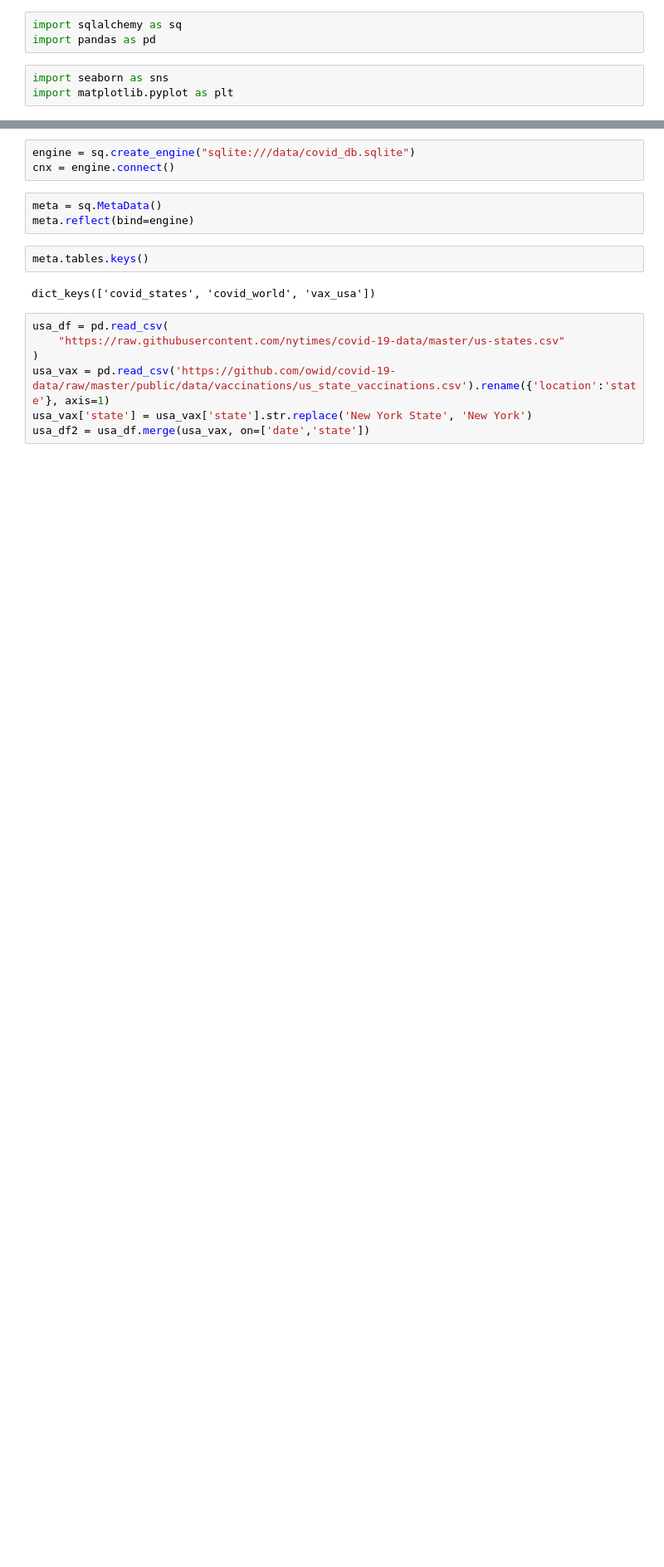
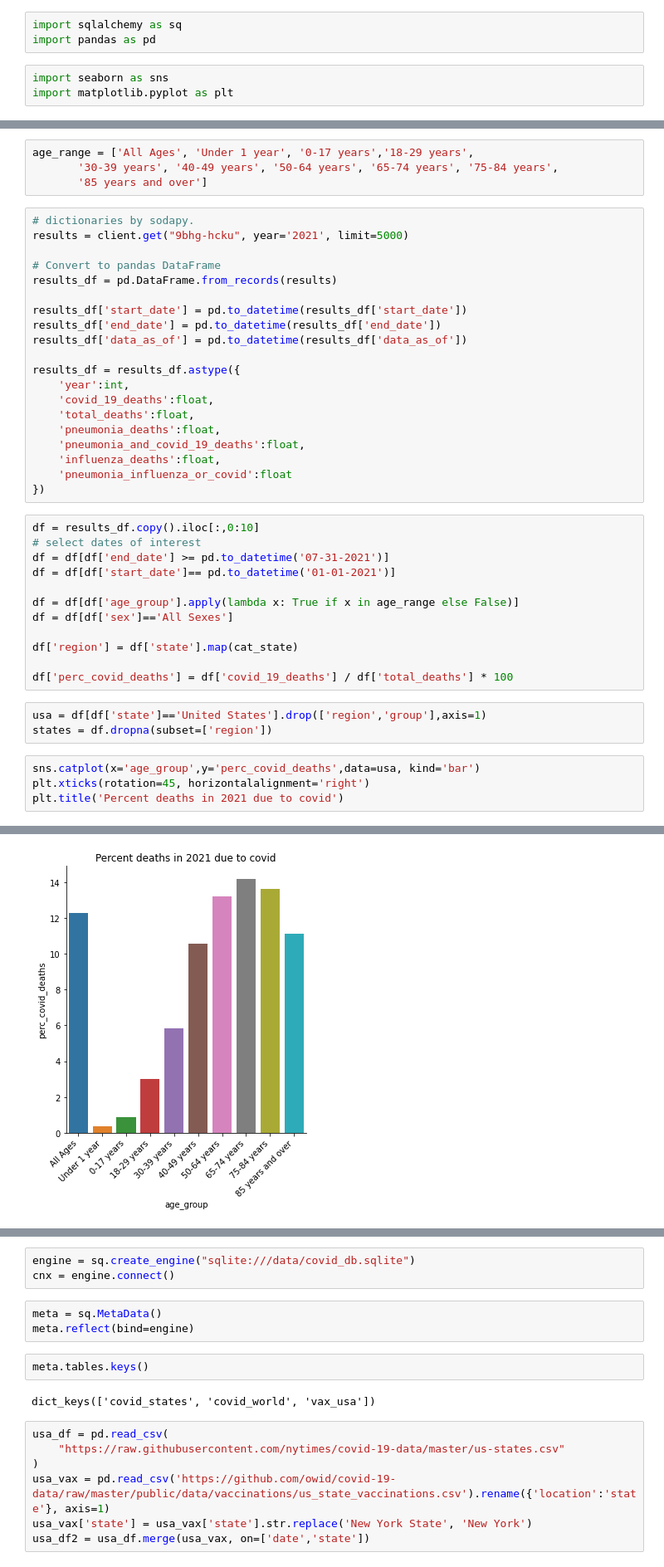
Before and after one commit to pomkos/covid_dash, a Jupyter notebook: sandbox.ipynb, the cells around one changed output, grey strips where cells are left out. Shown: that part at 83% size. Saved outputs shown, nothing was run; the diff lists cells and outputs as text; blank space fills up the shorter version.

```diff
--- a/sandbox.ipynb
+++ b/sandbox.ipynb
@@ -6,0 +81,44 @@ import matplotlib.pyplot as plt
+# %%
+age_range = ['All Ages', 'Under 1 year', '0-17 years','18-29 years',
+       '30-39 years', '40-49 years', '50-64 years', '65-74 years', '75-84 years',
+       '85 years and over']
+# %%
+# dictionaries by sodapy.
+results = client.get("9bhg-hcku", year='2021', limit=5000)
+
+# Convert to pandas DataFrame
+results_df = pd.DataFrame.from_records(results)
+
+results_df['start_date'] = pd.to_datetime(results_df['start_date'])
+results_df['end_date'] = pd.to_datetime(results_df['end_date'])
+results_df['data_as_of'] = pd.to_datetime(results_df['data_as_of'])
+
+results_df = results_df.astype({
+    'year':int,
+    'covid_19_deaths':float,
+    'total_deaths':float,
+    'pneumonia_deaths':float,
+    'pneumonia_and_covid_19_deaths':float,
+    'influenza_deaths':float,
+    'pneumonia_influenza_or_covid':float
+})
+# %%
+df = results_df.copy().iloc[:,0:10]
+# select dates of interest
+df = df[df['end_date'] >= pd.to_datetime('07-31-2021')]
+df = df[df['start_date']== pd.to_datetime('01-01-2021')]
+
+df = df[df['age_group'].apply(lambda x: True if x in age_range else False)]
+df = df[df['sex']=='All Sexes']
+
+df['region'] = df['state'].map(cat_state)
+
+df['perc_covid_deaths'] = df['covid_19_deaths'] / df['total_deaths'] * 100
+# %%
+usa = df[df['state']=='United States'].drop(['region','group'],axis=1)
+states = df.dropna(subset=['region'])
+# %%
+sns.catplot(x='age_group',y='perc_covid_deaths',data=usa, kind='bar')
+plt.xticks(rotation=45, horizontalalignment='right')
+plt.title('Percent deaths in 2021 due to covid')
+# %% [output]
@@ -6,0 +126 @@ import matplotlib.pyplot as plt
+[figure, added]
```
Also changed, not shown: parts of 41 cells of this notebook, 1 other file.
